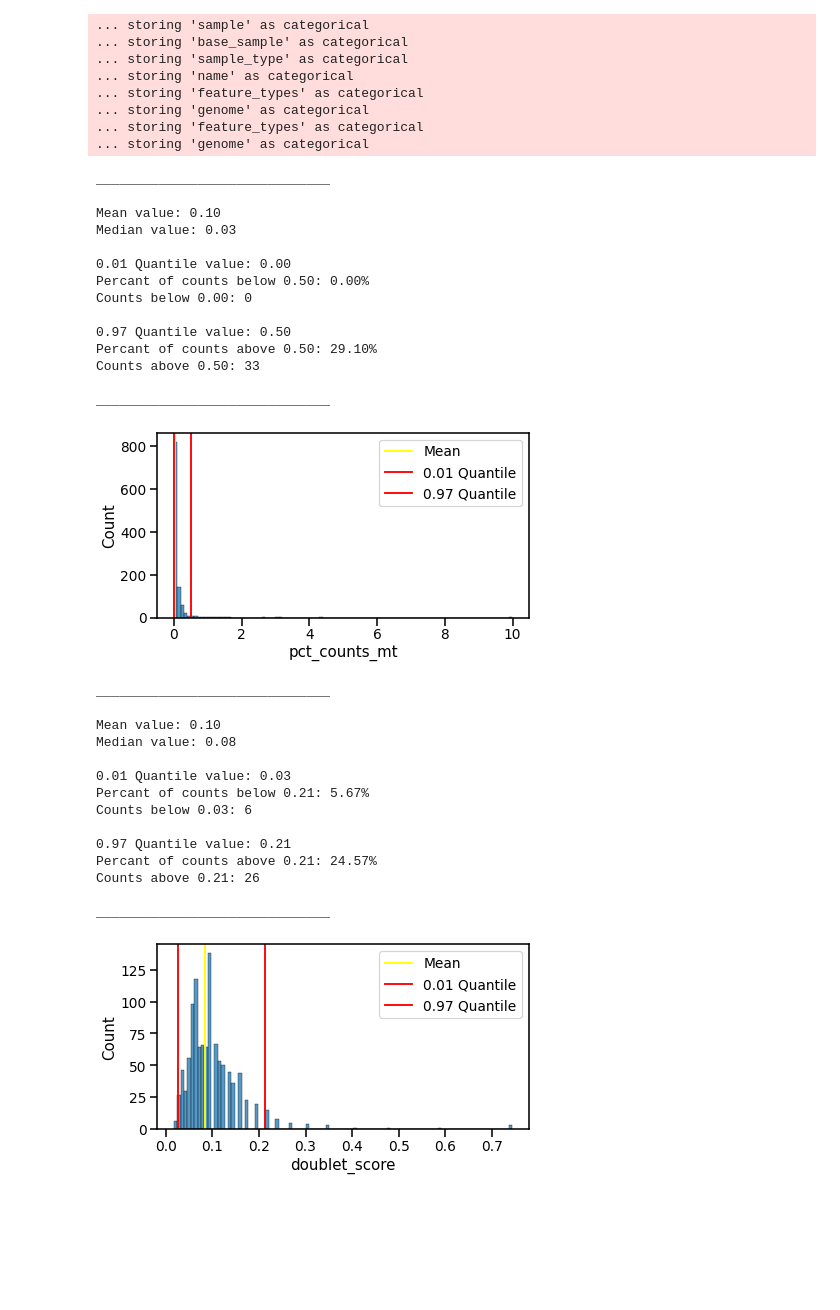
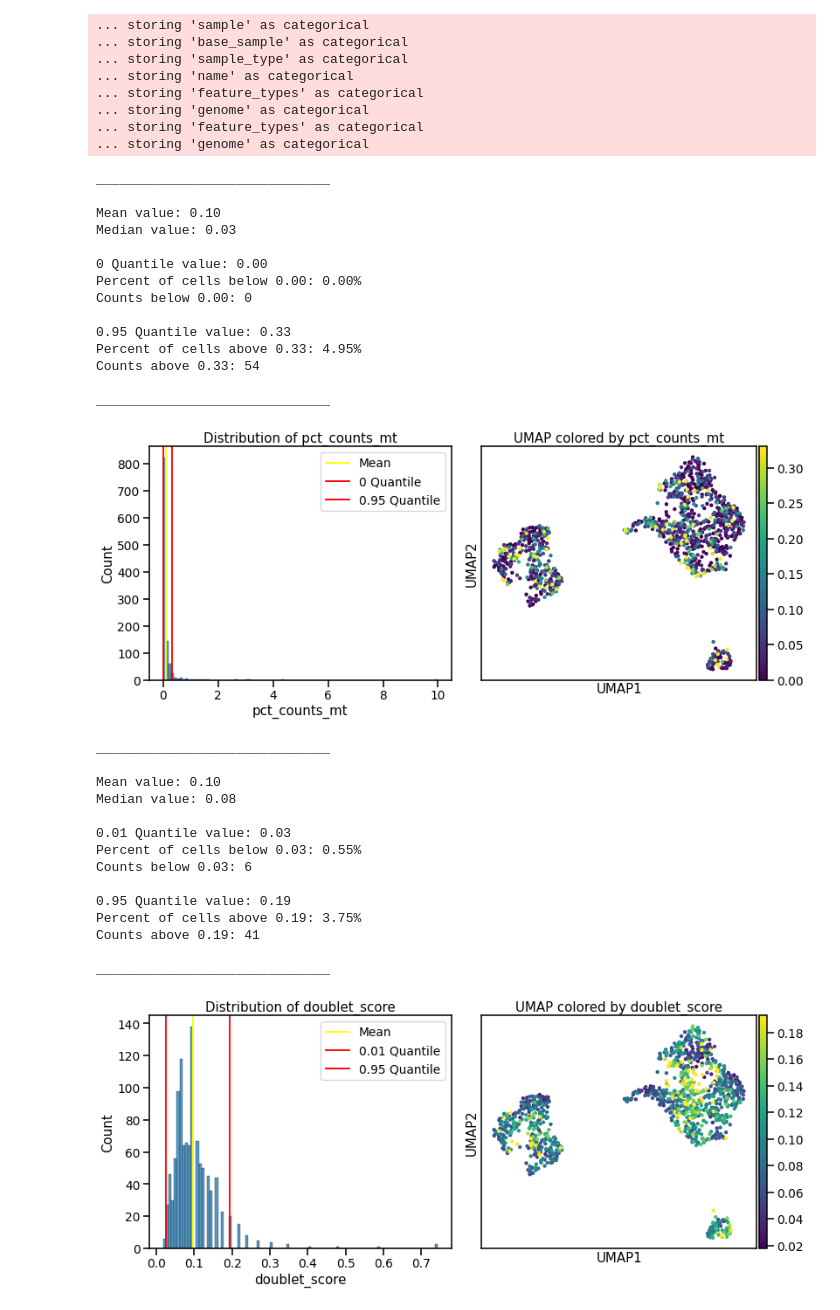
Before and after one commit to kevin-lee-aifi/mm_bm_chip_organoids, a Jupyter notebook: EXP-01244/quality_control/week3_organoid.ipynb, the cells around one changed output. Drawn from its saved outputs; the diff is of its cells as text; code cells hidden in the pictures; blank space fills up the shorter version.

```diff
--- a/EXP-01244/quality_control/week3_organoid.ipynb
+++ b/EXP-01244/quality_control/week3_organoid.ipynb
@@ -157,44 +164,41 @@ def compute_qc(data_metric, lower_q, upper_q):
     plt.show()
 # %%
-lower_q = 0.01
-upper_q = 0.97
-
-compute_qc(adata.obs['pct_counts_mt'], lower_q, upper_q)
-compute_qc(adata.obs['doublet_score'], lower_q, upper_q)
-compute_qc(adata.obs['log1p_total_counts'], lower_q, upper_q)
-compute_qc(adata.obs['log1p_n_genes_by_counts'], lower_q, upper_q)
-compute_qc(adata.obs['pct_counts_in_top_20_genes'], lower_q, upper_q)
+compute_qc(adata, 'pct_counts_mt', 0, 0.95)
+compute_qc(adata, 'doublet_score', 0.01, 0.95)
+compute_qc(adata, 'log1p_total_counts', 0.01, 0.95)
+compute_qc(adata, 'log1p_n_genes_by_counts', 0.01, 0.95)
+compute_qc(adata, 'pct_counts_in_top_20_genes', 0.01, 0.95)
 # %% [output]
 ______________________________
 
 Mean value: 0.10
 Median value: 0.03
 
-0.01 Quantile value: 0.00
-Percant of counts below 0.50: 0.00%
+0 Quantile value: 0.00
+Percent of cells below 0.00: 0.00%
 Counts below 0.00: 0
 
-0.97 Quantile value: 0.50
-Percant of counts above 0.50: 29.10%
-Counts above 0.50: 33
+0.95 Quantile value: 0.33
+Percent of cells above 0.33: 4.95%
+Counts above 0.33: 54
 
 ______________________________
-[figure, old version]
+[figure, new version]
 ______________________________
 
 Mean value: 0.10
 Median value: 0.08
 
 0.01 Quantile value: 0.03
-Percant of counts below 0.21: 5.67%
+Percent of cells below 0.03: 0.55%
 Counts below 0.03: 6
 
-0.97 Quantile value: 0.21
-Percant of counts above 0.21: 24.57%
-Counts above 0.21: 26
+0.95 Quantile value: 0.19
+Percent of cells above 0.19: 3.75%
+Counts above 0.19: 41
 
 ______________________________
-[figure, old version]
+[figure, new version]
 ______________________________
 
 Mean value: 8.35
```
Also changed, not shown: parts of 2 cells of this notebook, 4 other files.
